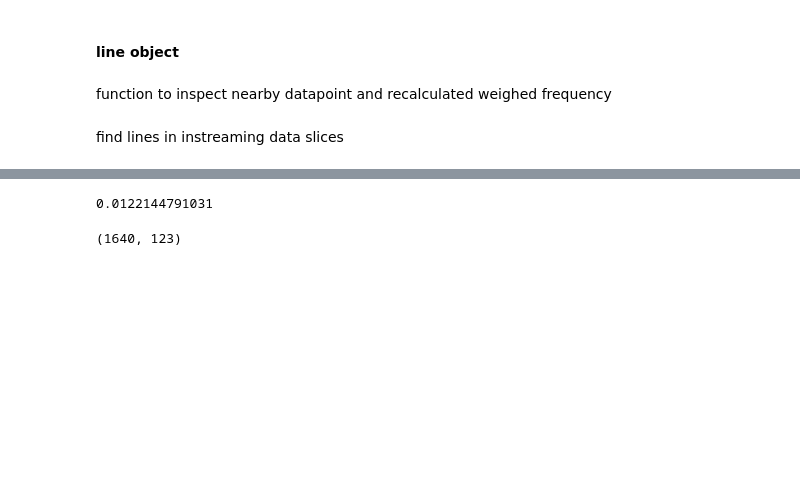
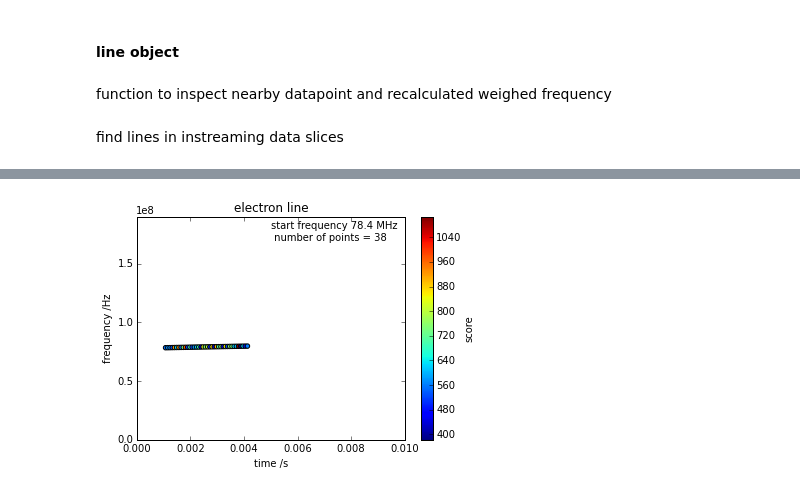
Before and after one commit to cclaessens/furse, a Jupyter notebook: furses_algorithm.ipynb, the cells around one changed output, grey strips where cells are left out. Saved outputs shown, nothing was run; the diff lists cells and outputs as text; code cells hidden in the pictures; blank space fills up the shorter version.

Commit message:
line active status added. lines are plotted in the end

```diff
--- a/furses_algorithm.ipynb
+++ b/furses_algorithm.ipynb
@@ -224,13 +233,10 @@ find lines in instreaming data slices
 " parameters"
 mu = 0.5
 nu = 2
-thresh = 0.05*np.max(scores)
+thresh = 0.02*np.max(scores)
 sigma = -5.0
-lan = 20.0
+lan = 10.0
 line_thresh = lan*thresh
-print thresh
-
-
 
 
 
@@ -271,17 +277,22 @@ for ii in range(slice_number):
                 match = 0
 
                 "let existing lines check if new point is a match"
-                for jj in range(len(candidates)):
-                    match, new_freq = candidates[str(jj)].investigate_point(ii, freq, slice1)
+
+                candidates2check = {k:v for (k,v) in candidates.iteritems() if (ii-v.binlist[-1] > 0 and v.active ==1)}
+
+                for jj in candidates2check.keys():
+
+                    match, new_freq = candidates[jj].investigate_point(ii, freq, slice1)
 
                     if match == 1:
                         freq = new_freq
+
                         break
 
                 "otherwise create new line"
                 if match == 0:
                     freq, score = converge_function(freq, slice1)
-                    candidates[str(counter)] = line(counter, ii, freq, score)
+                    candidates[str(counter)] = line(ii, freq, score)
 
                     counter += 1
 
@@ -291,11 +302,11 @@ print "total number of candidates: ", counter
 
 candidates = {k:v for (k,v) in candidates.iteritems() if (v.slope != 0 and v.length >= lan)}
 
-#for mm in candidates.keys():
+for mm in candidates.keys():
 
-#    candidates[mm].trimming()
+        candidates[mm].trimming()
 
-#candidates = {k:v for (k,v) in candidates.iteritems() if (v.slope != 0 and v.length >= lan)}
+candidates = {k:v for (k,v) in candidates.iteritems() if (v.slope != 0 and v.length >= lan)}
 
 for mm in candidates.keys():
     print "\ncandidate ", mm
@@ -311,19 +330,25 @@ total number of candidates:  122
 # %%
 import matplotlib.pyplot as plt
-line1 = candidates[str(0)]
 
-plt.figure(1)
-plt.scatter(x[line1.binlist], line1.freqlist, c=line1.scorelist)
+fig = plt.figure(1)
+ax = fig.add_subplot(111)
+for mm in candidates.keys():
+    line1 = candidates[mm]
+
+    plt.scatter(x[line1.binlist], line1.freqlist, c=line1.scorelist)
+
+
+
+anot_text = 'start frequency '+str(np.round(line1.startfreq/10**5)/10)+' MHz \n number of points = '+ str(line1.length)
+ax.text(0.005, 1.7*10**8, anot_text)
+        #bbox={'facecolor':'white', 'alpha':0.5, 'pad':10})
 plt.xlim([0, 0.01])
 plt.ylim([np.min(y), np.max(y)])
+plt.title('electron line')
+plt.xlabel('time /s')
+plt.ylabel('frequency /Hz')
 cbar = plt.colorbar()
 cbar.ax.set_ylabel('score')
 plt.show()
+# %% [output]
+[figure, added]
-# %%
-print df/10**6
-# %% [output]
-0.0122144791031
-# %%
-np.shape(scores)
-# %% [output]
-(1640, 123)
```
Also changed, not shown: parts of 7 cells of this notebook.
